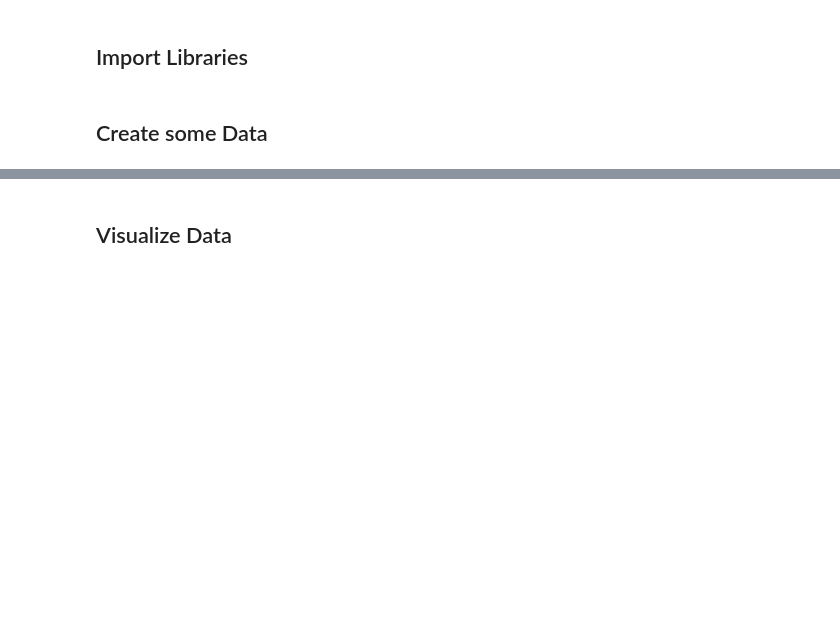
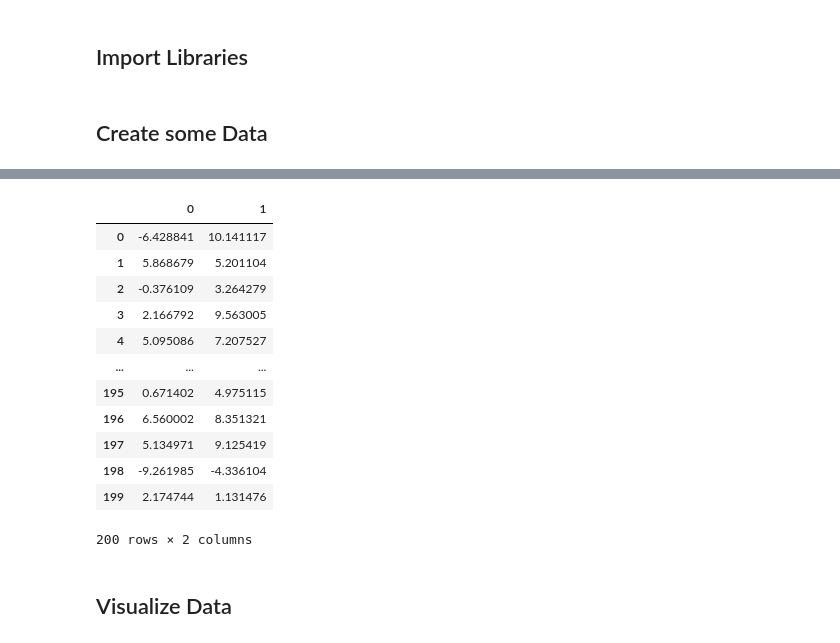
Before and after one commit to Loandoan262/DataScience_Intermediate, a Jupyter notebook: 05-K-Means-Clustering/01-K Means Clustering with Python.ipynb, the cells around one changed output, grey strips where cells are left out. Cells and saved outputs as stored; diff of their text form; code cells hidden in the pictures; blank space fills up the shorter version.

```diff
--- a/05-K-Means-Clustering/01-K Means Clustering with Python.ipynb
+++ b/05-K-Means-Clustering/01-K Means Clustering with Python.ipynb
@@ -21,3 +67,19 @@ data = make_blobs(n_samples=200, n_features=2,
+# %%
+pd.DataFrame(data[0])
+# %% [output]
+|  | 0 | 1 |
+| 0 | -6.428841 | 10.141117 |
+| 1 | 5.868679 | 5.201104 |
+| 2 | -0.376109 | 3.264279 |
+| 3 | 2.166792 | 9.563005 |
+| 4 | 5.095086 | 7.207527 |
+| ... | ... | ... |
+| 195 | 0.671402 | 4.975115 |
+| 196 | 6.560002 | 8.351321 |
+| 197 | 5.134971 | 9.125419 |
+| 198 | -9.261985 | -4.336104 |
+| 199 | 2.174744 | 1.131476 |
+200 rows × 2 columns
 # %% [markdown]
 ## Visualize Data
 # %%
```
Also changed, not shown: parts of 10 cells of this notebook, 2 other files.
